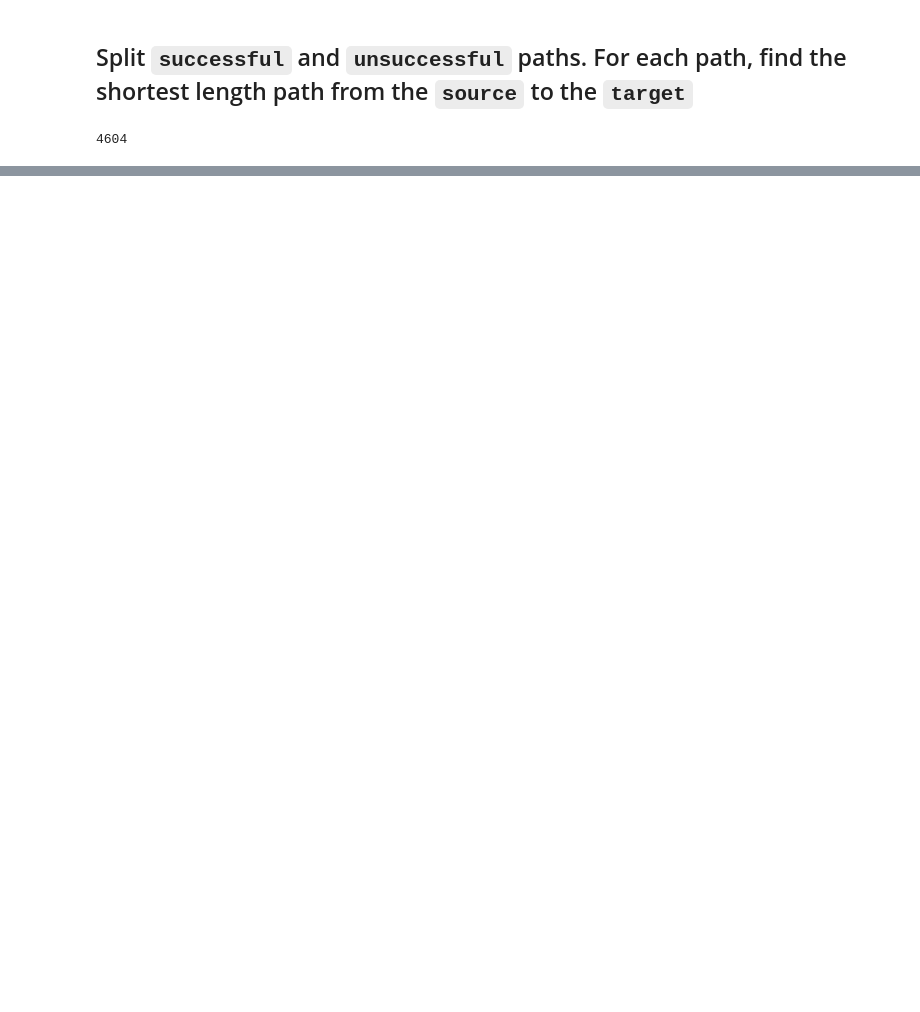
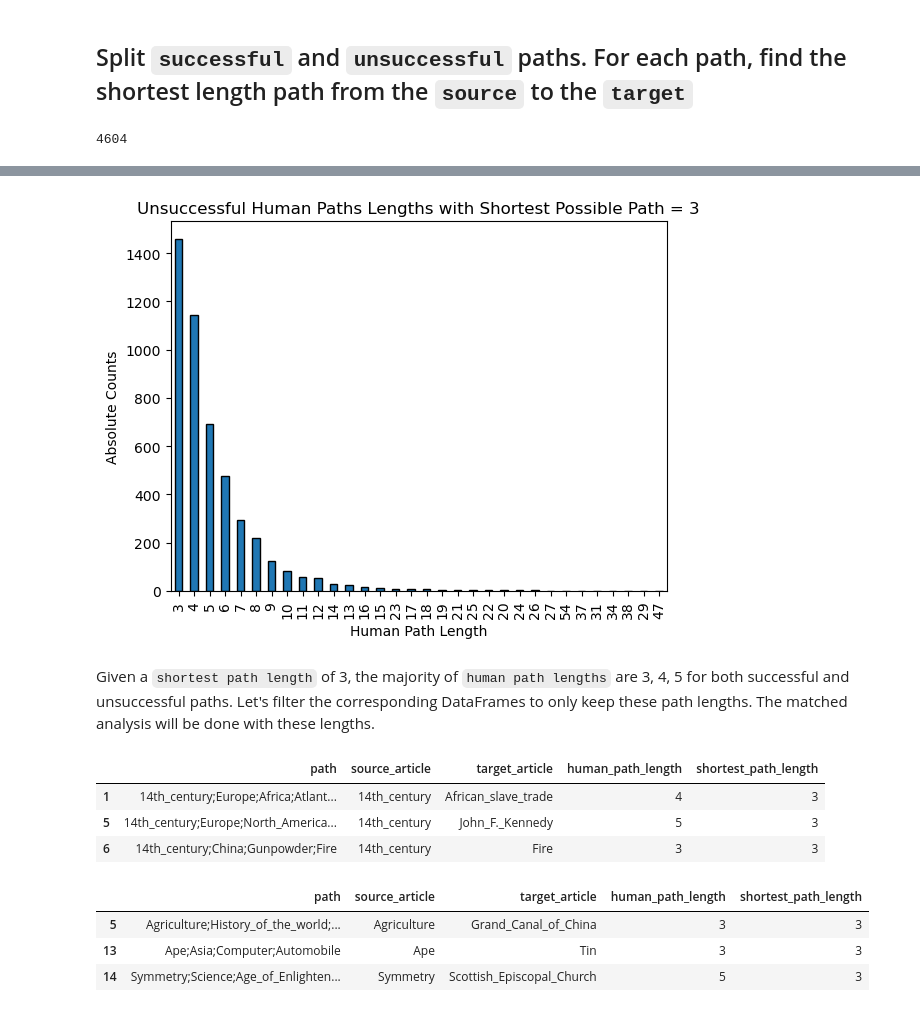
Before and after one commit to epfl-ada/ada-2022-project-theadalyzers, a Jupyter notebook: Dataset-Processing.ipynb, the cells around one changed output, grey strips where cells are left out. Cells and saved outputs as stored; diff of their text form; code cells hidden in the pictures; blank space fills up the shorter version.

```diff
--- a/Dataset-Processing.ipynb
+++ b/Dataset-Processing.ipynb
@@ -203,0 +221,27 @@ plt.title("Unsuccessful Human Paths Stratified by Shortest Possible Path");
+# %%
+unsuccessful_human_path_lengths_3 = unsuccessful_df[unsuccessful_df['shortest_path_length'] == 3]
+unsuccessful_human_path_lengths_3['human_path_length'].value_counts().plot(kind='bar', edgecolor='k')
+plt.ylabel('Absolute Counts'); plt.xlabel('Human Path Length');
+plt.title("Unsuccessful Human Paths Lengths with Shortest Possible Path = 3");
+# %% [output]
+[figure, added]
+# %% [markdown]
+Given a `shortest path length` of 3, the majority of `human path lengths` are 3, 4, 5 for both successful and unsuccessful paths. Let's filter the corresponding DataFrames to only keep these path lengths. The matched analysis will be done with these lengths.
+# %%
+successful_df = successful_df[(successful_df['shortest_path_length'].apply(lambda x: x == 3))]
+successful_df = successful_df[(successful_df['human_path_length'].apply(lambda x: 3 <= x <= 5))]
+successful_df.head(3)
+# %% [output]
+|  | path | source_article | target_article | human_path_length | shortest_path_length |
+| 1 | 14th_century;Europe;Africa;Atlant... | 14th_century | African_slave_trade | 4 | 3 |
+| 5 | 14th_century;Europe;North_America... | 14th_century | John_F._Kennedy | 5 | 3 |
+| 6 | 14th_century;China;Gunpowder;Fire | 14th_century | Fire | 3 | 3 |
+# %%
+unsuccessful_df = unsuccessful_df[(unsuccessful_df['shortest_path_length'].apply(lambda x: x == 3))]
+unsuccessful_df = unsuccessful_df[(unsuccessful_df['human_path_length'].apply(lambda x: 3 <= x <= 5))]
+unsuccessful_df.head(3)
+# %% [output]
+|  | path | source_article | target_article | human_path_length | shortest_path_length |
+| 5 | Agriculture;History_of_the_world;... | Agriculture | Grand_Canal_of_China | 3 | 3 |
+| 13 | Ape;Asia;Computer;Automobile | Ape | Tin | 3 | 3 |
+| 14 | Symmetry;Science;Age_of_Enlighten... | Symmetry | Scottish_Episcopal_Church | 5 | 3 |
```
Also changed, not shown: parts of 33 cells of this notebook.
